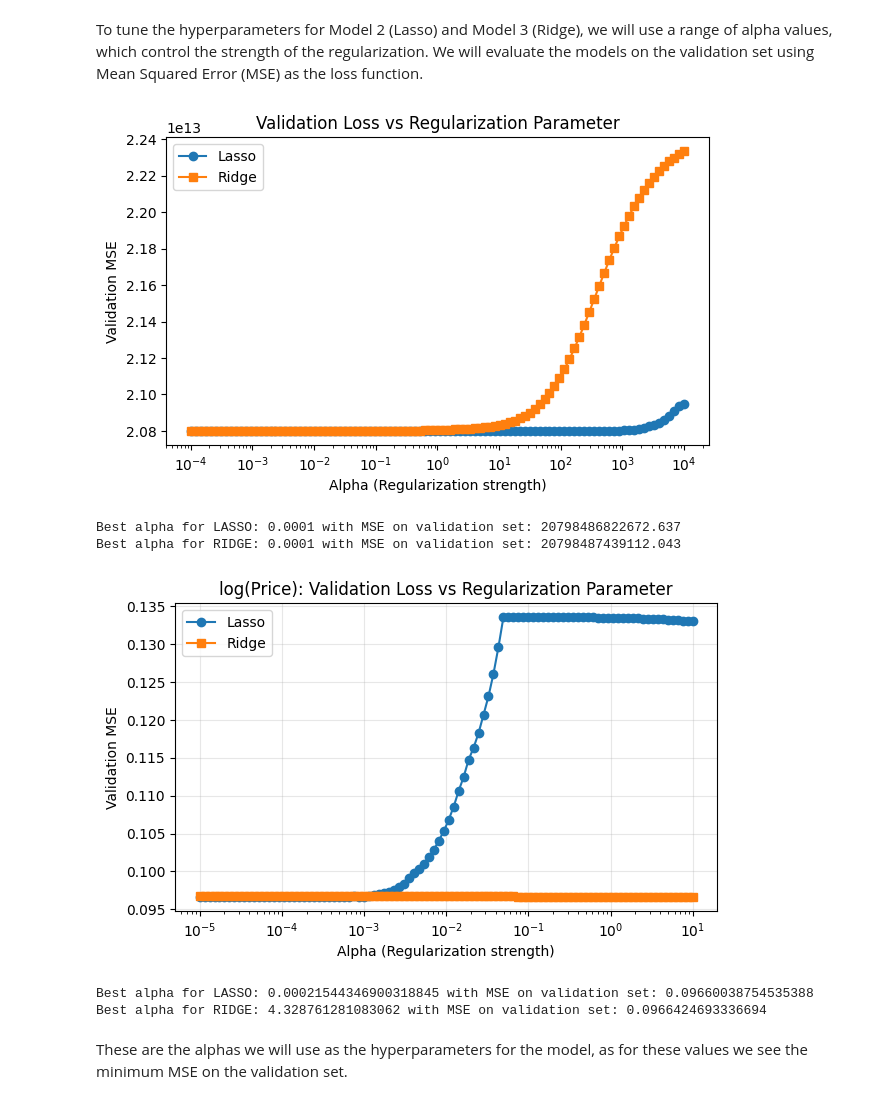
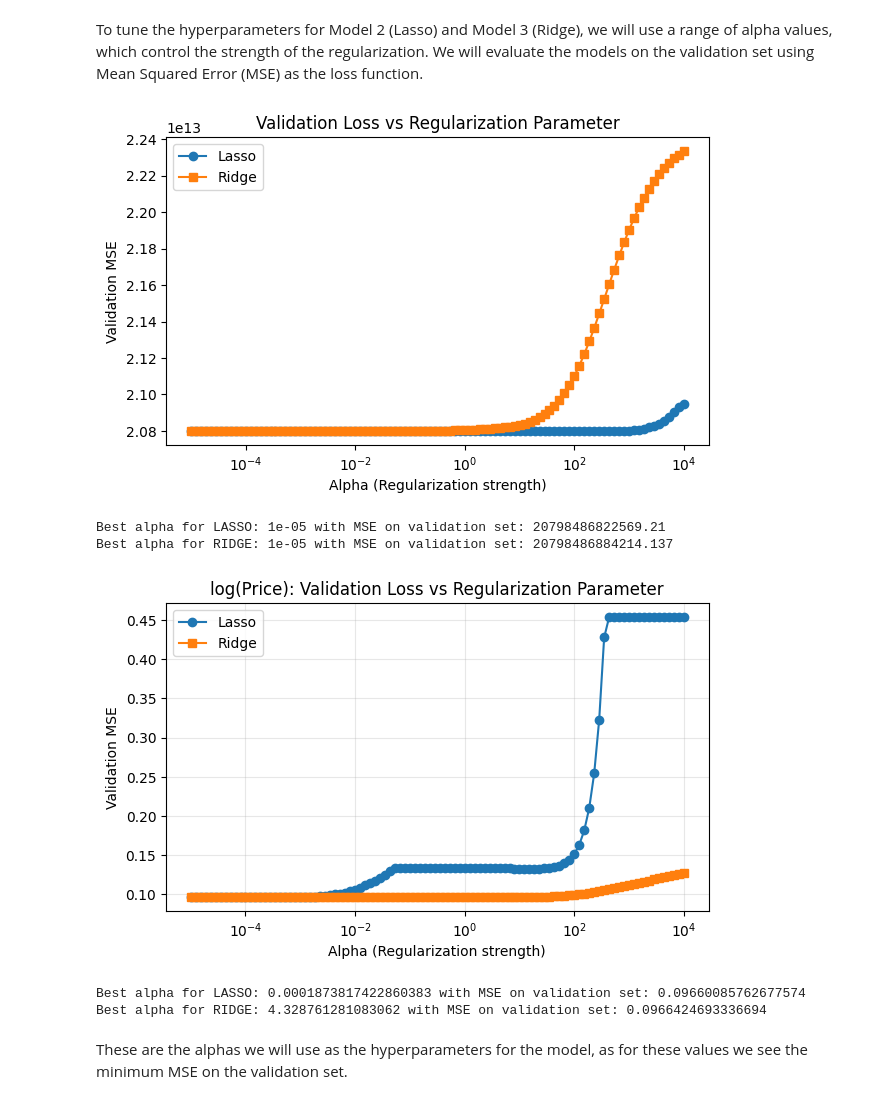
Before and after one commit to Milanpeter-77/Coursework-Predicting-Housing-Prices, a Jupyter notebook: MLF_ASS_I_2902483_2868506.ipynb, the cells around one changed output. Drawn from its saved outputs; the diff is of its cells as text; code cells hidden in the pictures.

```diff
--- a/MLF_ASS_I_2902483_2868506.ipynb
+++ b/MLF_ASS_I_2902483_2868506.ipynb
@@ -233,7 +233,7 @@ To tune the hyperparameters for Model 2 (Lasso) and Model 3 (Ridge), we will use
 # Model 2 and Model 3: LASSO and RIDGE Regression – Feature: Price
 
 # Hyperparameter Tuning for LASSO and RIDGE
-alphas = np.logspace(-4, 4, 100)  # 0.0001 to 10,000
+alphas = np.logspace(-5, 4, 100)
 
 # Store results
 results = {'lasso': [], 'ridge': []}
@@ -282,14 +282,14 @@ plt.show()
 print(f'Best alpha for LASSO: {best_alpha_lasso} with MSE on validation set: {best_mse_lasso}')
 print(f'Best alpha for RIDGE: {best_alpha_ridge} with MSE on validation set: {best_mse_ridge}')
 # %% [output]
-[figure, old version]
+[figure, new version]
-Best alpha for LASSO: 0.0001 with MSE on validation set: 20798486822672.637
-Best alpha for RIDGE: 0.0001 with MSE on validation set: 20798487439112.043
+Best alpha for LASSO: 1e-05 with MSE on validation set: 20798486822569.21
+Best alpha for RIDGE: 1e-05 with MSE on validation set: 20798486884214.137
 # %%
 # Model 2 and Model 3: LASSO and RIDGE Regression – Feature: logPrice
 
 # Hyperparameter Tuning for LASSO and RIDGE
-alphas_log = np.logspace(-5, 1, 100)
+alphas_log = np.logspace(-5, 4, 100)
 
 # Store results
 results_log = {'lasso': [], 'ridge': []}
@@ -310,35 +310,35 @@ for a in alphas_log:
     if mse_val < best_mse_lasso_log:
         best_mse_lasso_log = mse_val
         best_alpha_lasso_log = a
 
 # Model 3: RIDGE – Grid search over alphas
 for a in alphas_log:
     model3_ridge_train = Ridge(alpha=a)
     model3_ridge_train.fit(X_train, np.log(y_train))
     y_pred_val = model3_ridge_train.predict(X_val)
     mse_val = mean_squared_error(np.log(y_val), y_pred_val)
     results_log['ridge'].append(mse_val)
     if mse_val < best_mse_ridge_log:
         best_mse_ridge_log = mse_val
         best_alpha_ridge_log = a
 
 # Plotting Validation Loss vs Alpha for LASSO and RIDGE
 plt.figure(figsize=(7,4))
 plt.semilogx(alphas_log, results_log['lasso'], label='Lasso', marker='o')
 plt.semilogx(alphas_log, results_log['ridge'], label='Ridge', marker='s')
 plt.grid(True, alpha=0.3)
 plt.xlabel('Alpha (Regularization strength)')
 plt.ylabel('Validation MSE')
 plt.title('log(Price): Validation Loss vs Regularization Parameter')
 plt.legend()
 plt.show()
 
 # Displaying best alphas
 print(f'Best alpha for LASSO: {best_alpha_lasso_log} with MSE on validation set: {best_mse_lasso_log}')
 print(f'Best alpha for RIDGE: {best_alpha_ridge_log} with MSE on validation set: {best_mse_ridge_log}')
 # %% [output]
-[figure, old version]
+[figure, new version]
-Best alpha for LASSO: 0.00021544346900318845 with MSE on validation set: 0.09660038754535388
+Best alpha for LASSO: 0.0001873817422860383 with MSE on validation set: 0.09660085762677574
 Best alpha for RIDGE: 4.328761281083062 with MSE on validation set: 0.0966424693336694
 # %% [markdown]
 These are the alphas we will use as the hyperparameters for the model, as for these values we see the minimum MSE on the validation set.
```
Also changed, not shown: parts of 8 cells of this notebook.
